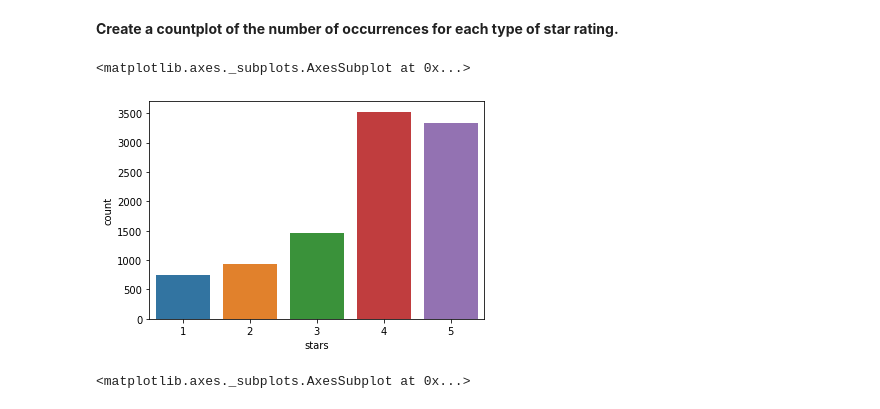
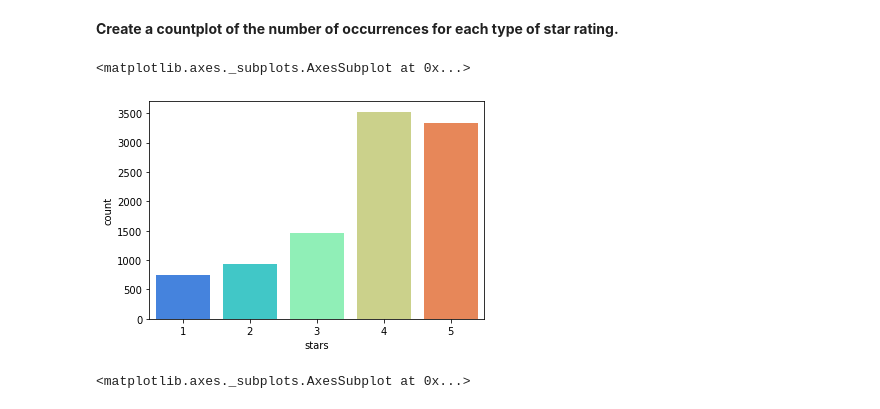
Before and after one commit to cheepong/Py_DS_ML_Bootcamp-master, a Jupyter notebook: 20-Natural-Language-Processing/02-NLP Project_attempt.ipynb, the cells around one changed output. Drawn from its saved outputs; the diff is of its cells as text; code cells hidden in the pictures.

```diff
--- a/20-Natural-Language-Processing/02-NLP Project_attempt.ipynb
+++ b/20-Natural-Language-Processing/02-NLP Project_attempt.ipynb
@@ -159,10 +159,10 @@ sns.boxplot(x = 'stars', y = 'text length', data = yelp)
 **Create a countplot of the number of occurrences for each type of star rating.**
 # %%
 # attempt
-sns.countplot(x='stars', data = yelp)
+sns.countplot(x='stars', data = yelp, palette = 'rainbow')
 # %% [output]
 <matplotlib.axes._subplots.AxesSubplot at 0x...>
-[figure, old version]
+[figure, new version]
 # %%
 # %% [output]
 <matplotlib.axes._subplots.AxesSubplot at 0x...>
```
Also changed, not shown: parts of 24 cells of this notebook.
